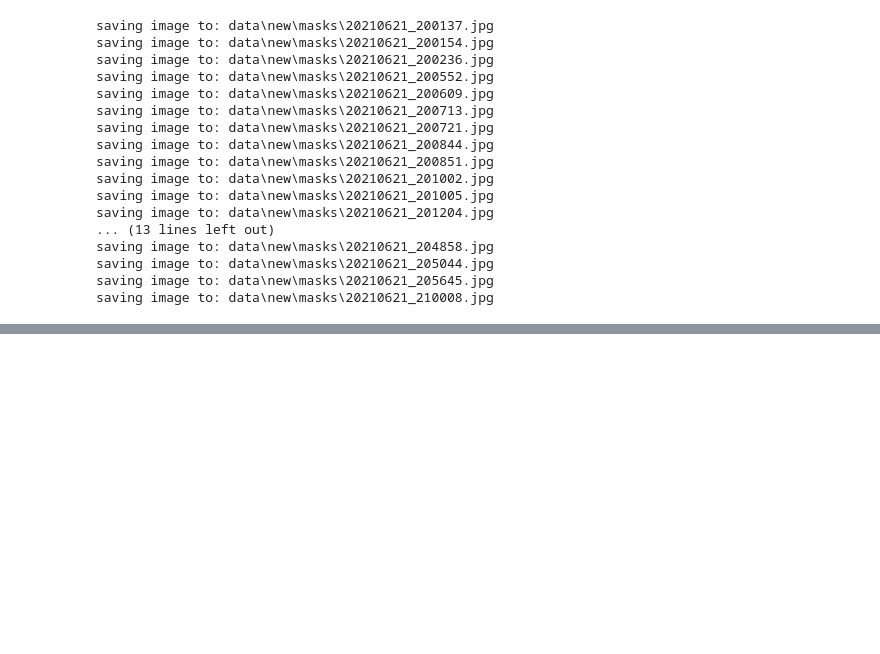
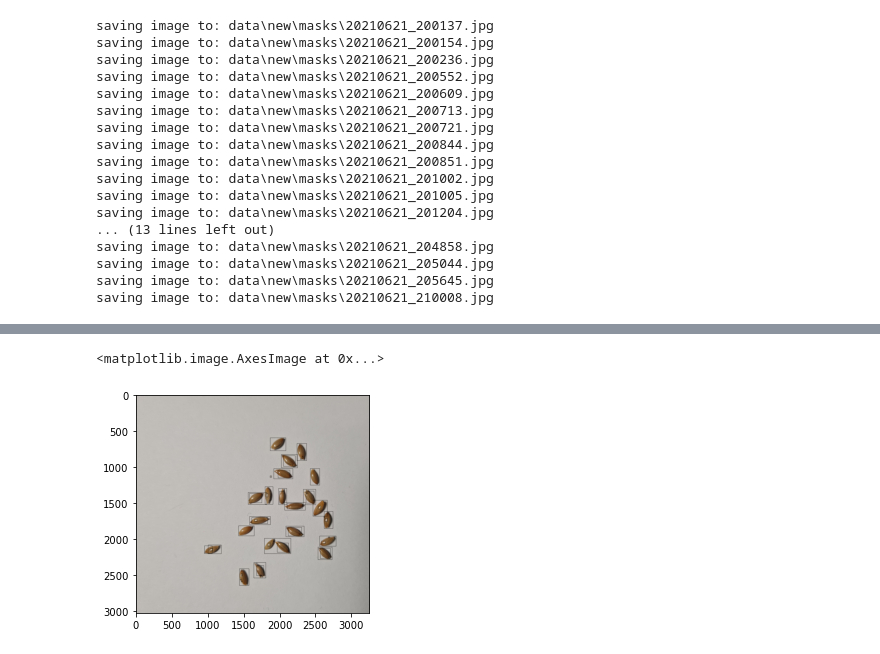
Before and after one commit to mjdall/seeds_on_a_plate, a Jupyter notebook: shadows.ipynb, the cells around one changed output, grey strips where cells are left out. Saved outputs shown, nothing was run; the diff lists cells and outputs as text; code cells hidden in the pictures; blank space fills up the shorter version.

Commit message:
Add Initial Bounding Box Detection

```diff
--- a/shadows.ipynb
+++ b/shadows.ipynb
@@ -175,0 +223,23 @@ saving image to: data\new\masks\20210621_210008.jpg
+# %%
+### finding contours, can use connectedcomponents aswell
+contours, h = cv2.findContours(dilated2, cv2.RETR_TREE, cv2.CHAIN_APPROX_SIMPLE)
+
+### converting to bounding boxes from polygon
+contours=[cv2.boundingRect(cnt) for cnt in contours]
+
+out_imgs = []
+### drawing rectangle for each contour for visualising
+for cnt in contours:
+    x,y,w,h = cnt
+    area = w * h
+
+    if area >= 10000:
+        out_imgs.append(
+            cv2.rectangle(out_img, (x,y),(x+w,y+h), (0, 0, 0), 2)
+        )
+
+# initial bounding boxes using findContours
+plt.imshow(out_img)
+# %% [output]
+<matplotlib.image.AxesImage at 0x...>
+[figure, added]
```
Also changed, not shown: parts of 8 cells of this notebook, 32 other files.
